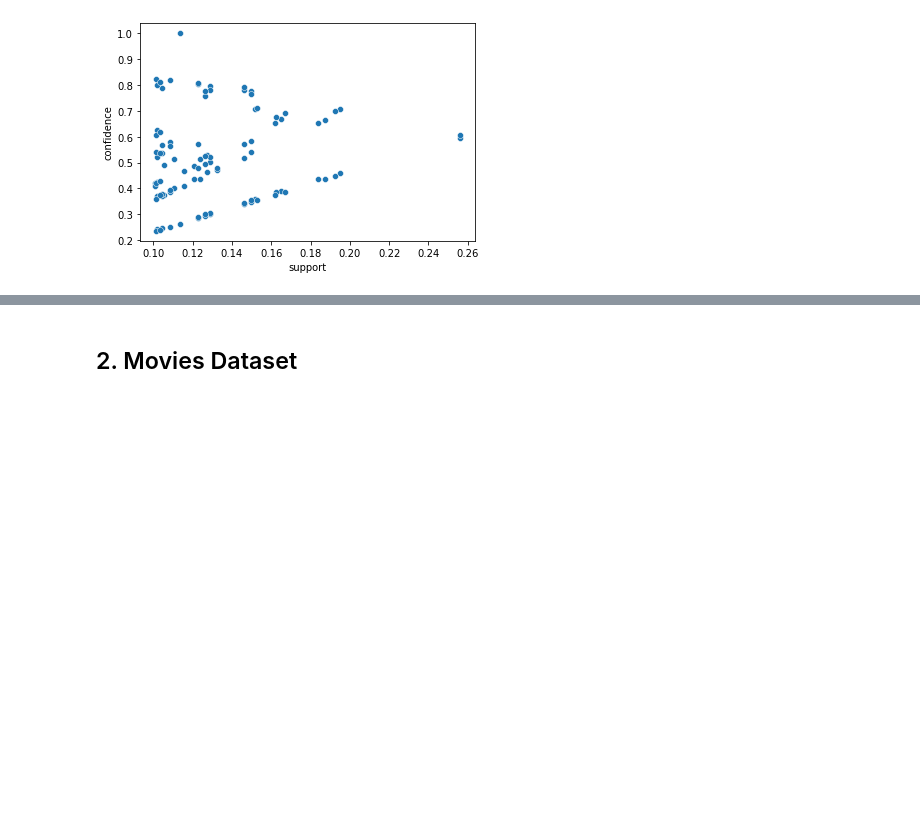
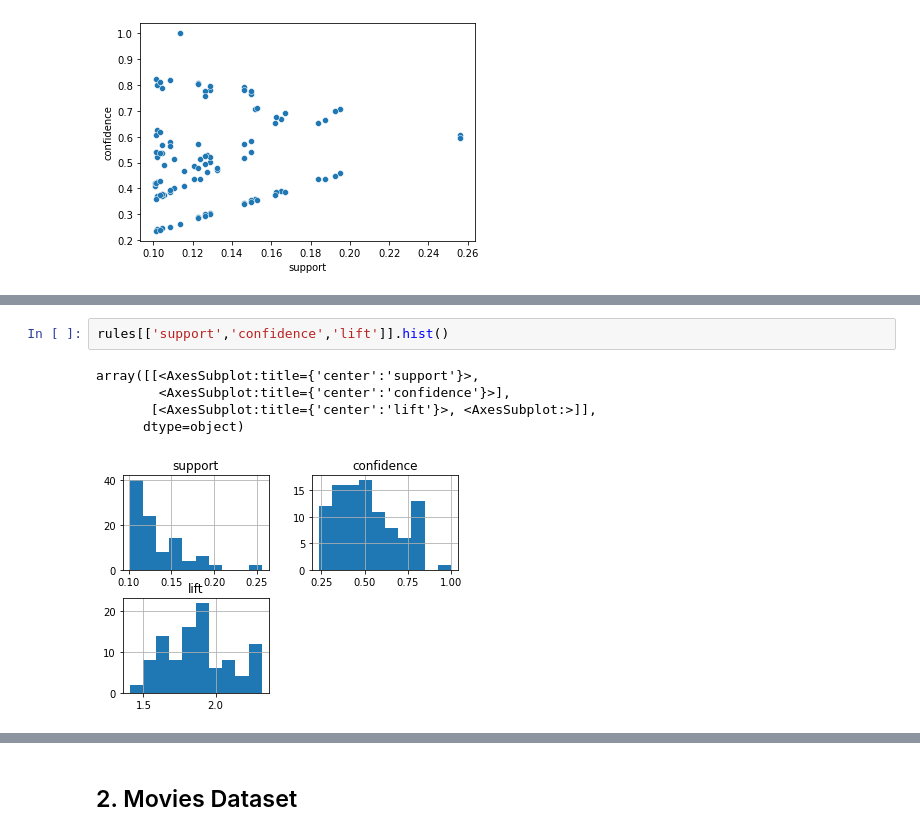
Before and after one commit to rohu4u/ExcelR-Assignments, a Jupyter notebook: Association Rule - Assignment No.9.ipynb, the cells around one changed output, grey strips where cells are left out. Cells and saved outputs as stored; diff of their text form; blank space fills up the shorter version.

```diff
--- a/Association Rule - Assignment No.9.ipynb
+++ b/Association Rule - Assignment No.9.ipynb
@@ -115,0 +125,8 @@ sns.scatterplot(rules['support'],rules['confidence'])
+# %%
+rules[['support','confidence','lift']].hist()
+# %% [output]
+array([[<AxesSubplot:title={'center':'support'}>,
+        <AxesSubplot:title={'center':'confidence'}>],
+       [<AxesSubplot:title={'center':'lift'}>, <AxesSubplot:>]],
+      dtype=object)
+[figure, added]
```
Also changed, not shown: parts of 25 cells of this notebook.
